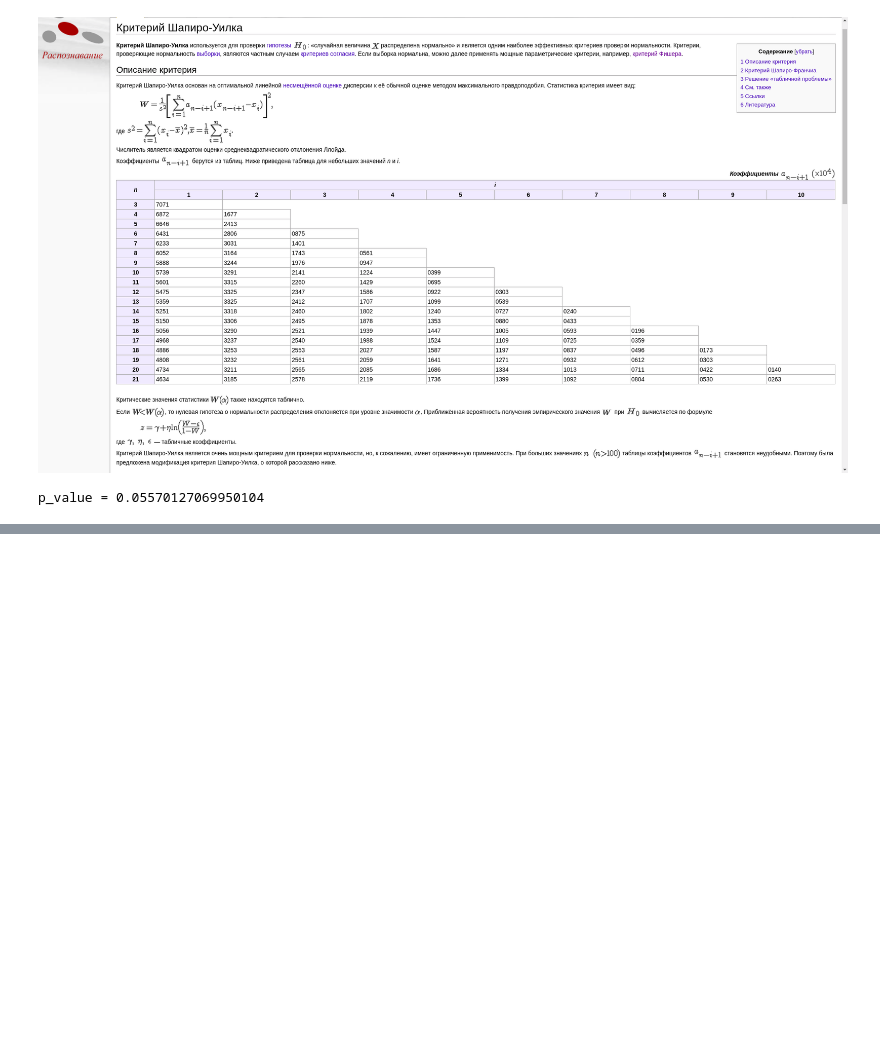
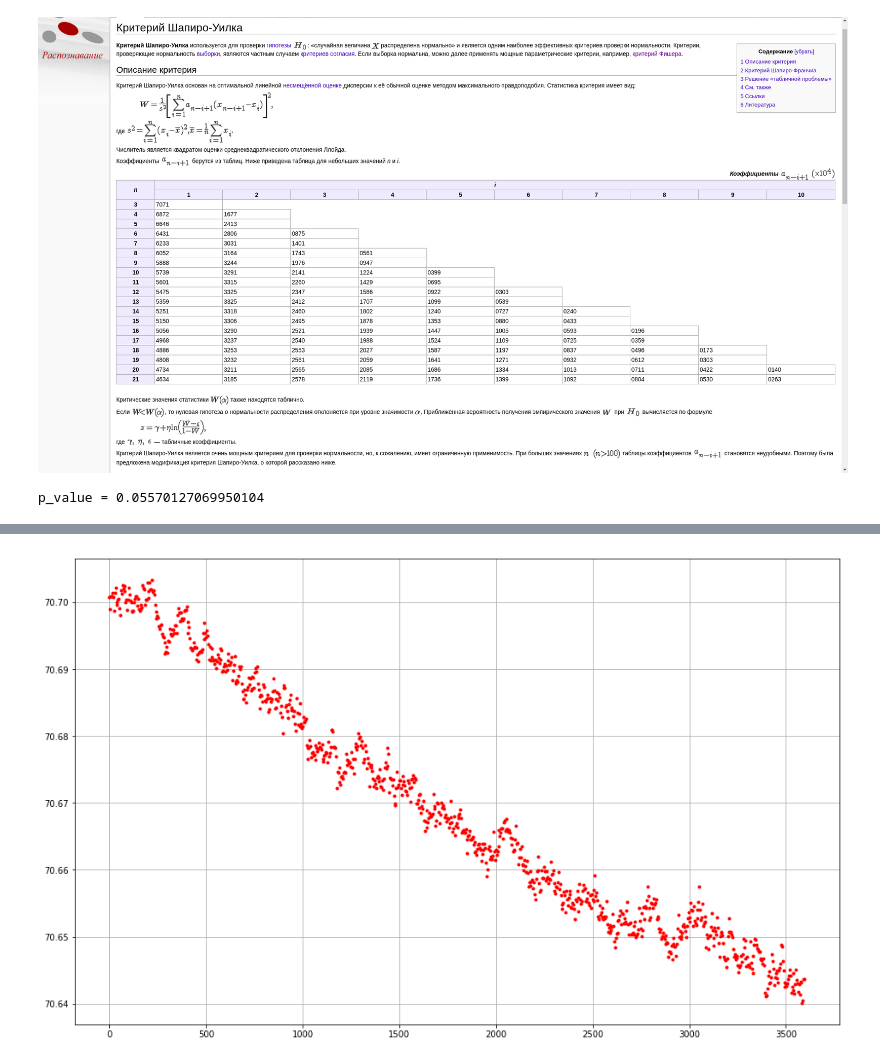
Before and after one commit to Bullldoger/prediction_theory, a Jupyter notebook: notebooks/Labs.ipynb, the cells around one changed output, grey strips where cells are left out. Drawn from its saved outputs; the diff is of its cells as text; code cells hidden in the pictures; blank space fills up the shorter version.

```diff
--- a/notebooks/Labs.ipynb
+++ b/notebooks/Labs.ipynb
@@ -861,0 +871,3 @@ p_value = 0.05570127069950104
+# %%
+p_times = pd.read_excel('../data/Time Series.xls', sheet_name='Давление в абсорбере')
+p_times.head()
@@ -861,0 +881,10 @@ p_value = 0.05570127069950104
+# %%
+p_times = p_times.values
+times = np.array([i * 4 for i in range(p_times.shape[0])])
+# %%
+plt.figure(figsize=(16, 10))
+plt.plot(times, p_times, '.r')
+plt.grid()
+plt.show()
+# %% [output]
+[figure, added]
```
Also changed, not shown: parts of 14 cells of this notebook.
